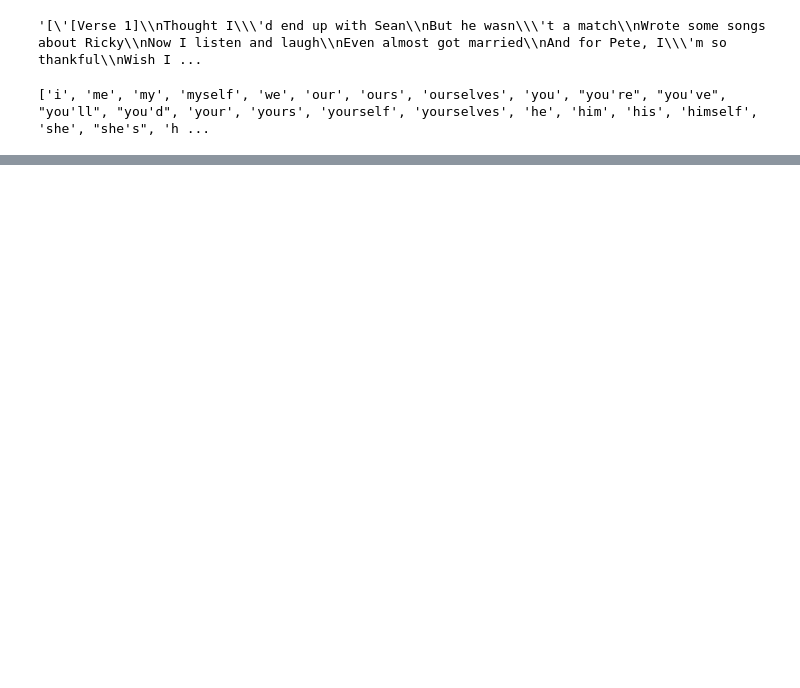
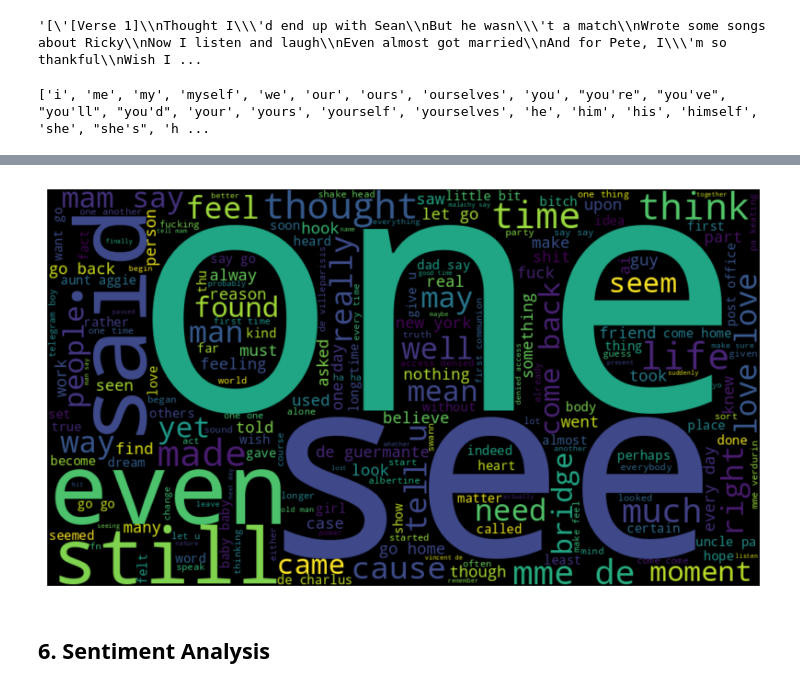
Before and after one commit to Oyebamiji-Micheal/ACME-Internship, a Jupyter notebook: 01-sentiment-analysis/notebook/sentiment-analysis.ipynb, the cells around one changed output, grey strips where cells are left out. Drawn from its saved outputs; the diff is of its cells as text; code cells hidden in the pictures; blank space fills up the shorter version.

```diff
--- a/01-sentiment-analysis/notebook/sentiment-analysis.ipynb
+++ b/01-sentiment-analysis/notebook/sentiment-analysis.ipynb
@@ -194,0 +337,13 @@ Name: cleaned_lyrics, Length: 19663, dtype: object
+# %%
+all_text = ' '.join(merged_df['cleaned_lyrics'])
+# %%
+wordcloud = WordCloud(width=900, height=500, background_color='black', random_state=42).generate(all_text)
+
+plt.figure(figsize=(10, 6))
+plt.imshow(wordcloud, interpolation='bilinear')
+plt.axis('off')
+plt.show()
+# %% [output]
+[figure, added]
+# %% [markdown]
+## 6. Sentiment Analysis
```
Also changed, not shown: parts of 40 cells of this notebook.
